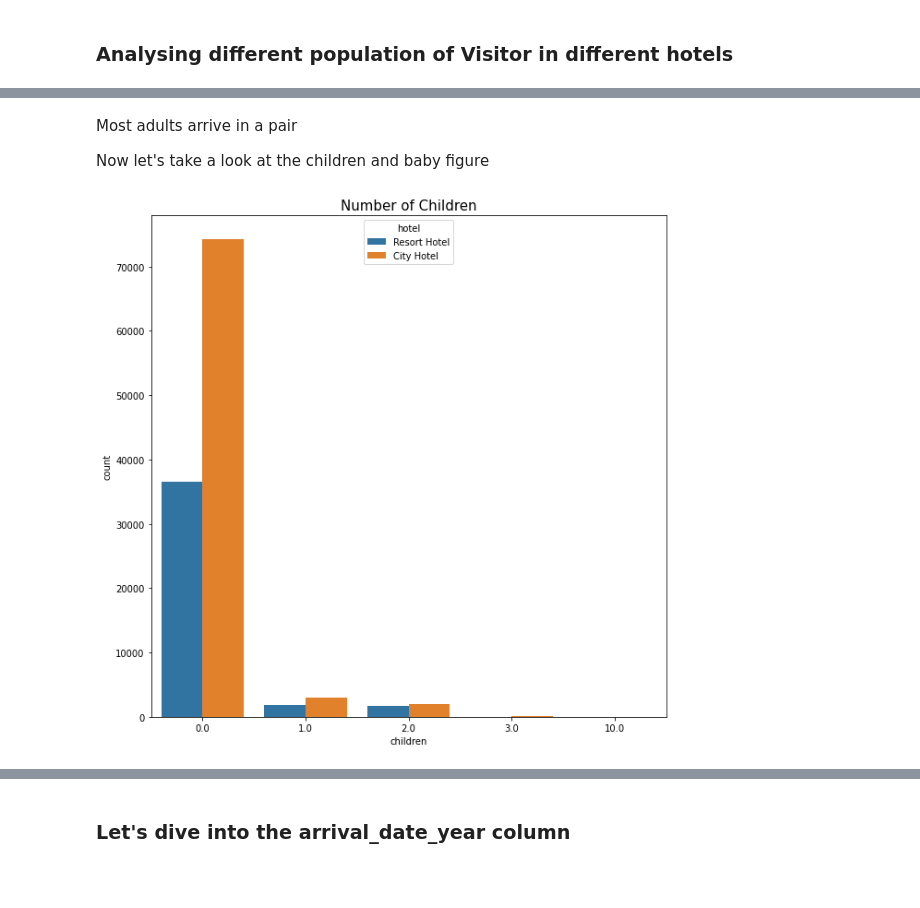
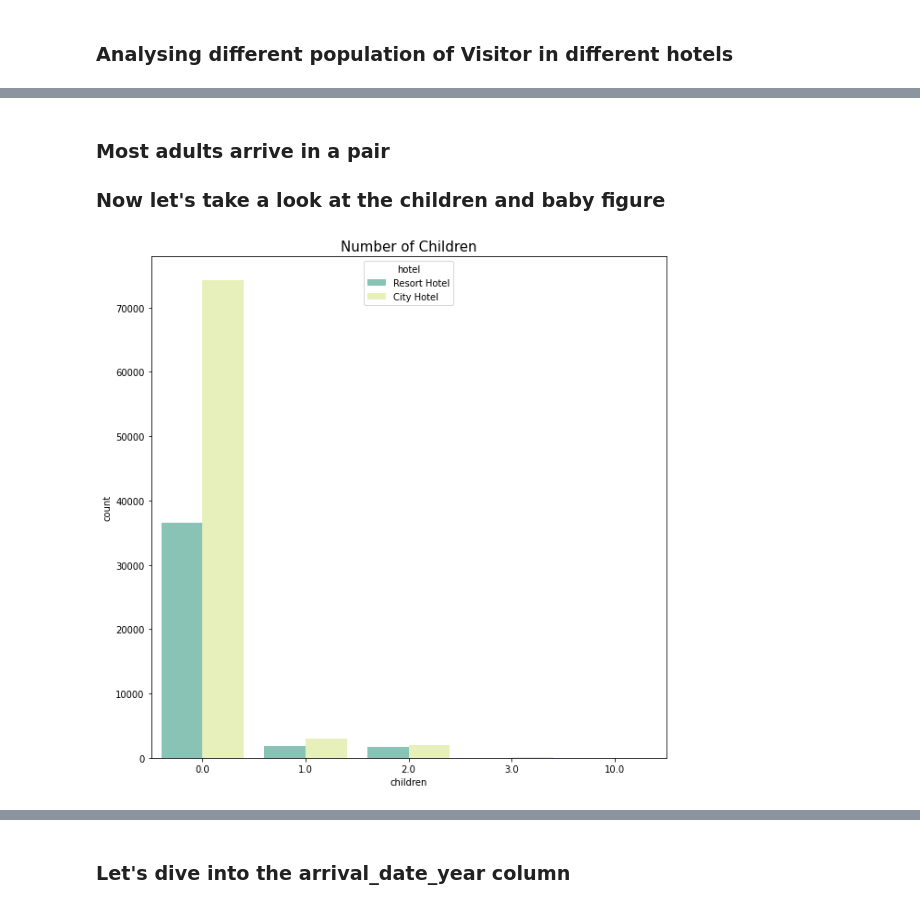
Before and after one commit to sagar2582/Capstone-1-Hotel-Booking-Analysis, a Jupyter notebook: Hotel_Booking_Analysis.ipynb, the cells around one changed output, grey strips where cells are left out. Drawn from its saved outputs; the diff is of its cells as text; code cells hidden in the pictures; blank space fills up the shorter version.

```diff
--- a/Hotel_Booking_Analysis.ipynb
+++ b/Hotel_Booking_Analysis.ipynb
@@ -227,13 +227,13 @@ plt.show()
 # %% [markdown]
-Most adults arrive in a pair
+### Most adults arrive in a pair
 
-Now let's take a look at the children and baby figure
+### Now let's take a look at the children and baby figure
 # %%
 plt.figure(figsize=(10,10))
-sns.countplot(data = df, x = 'children', hue = 'hotel')
+sns.countplot(data = df, x = 'children', hue = 'hotel', palette= ["#7fcdbb", "#edf8b1"])
 plt.title('Number of Children', fontsize = 15)
 plt.show()
 # %% [output]
-[figure, old version]
+[figure, new version]
 # %%
 plt.figure(figsize=(10,10))
```
Also changed, not shown: parts of 17 cells of this notebook.
